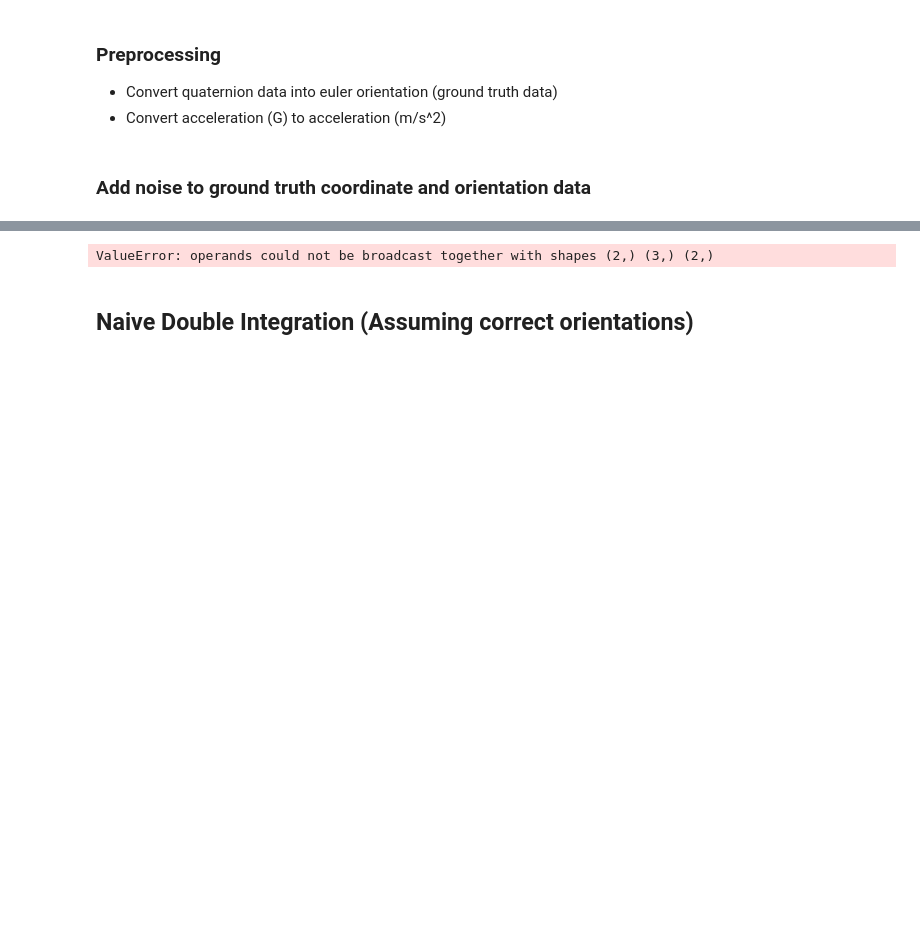
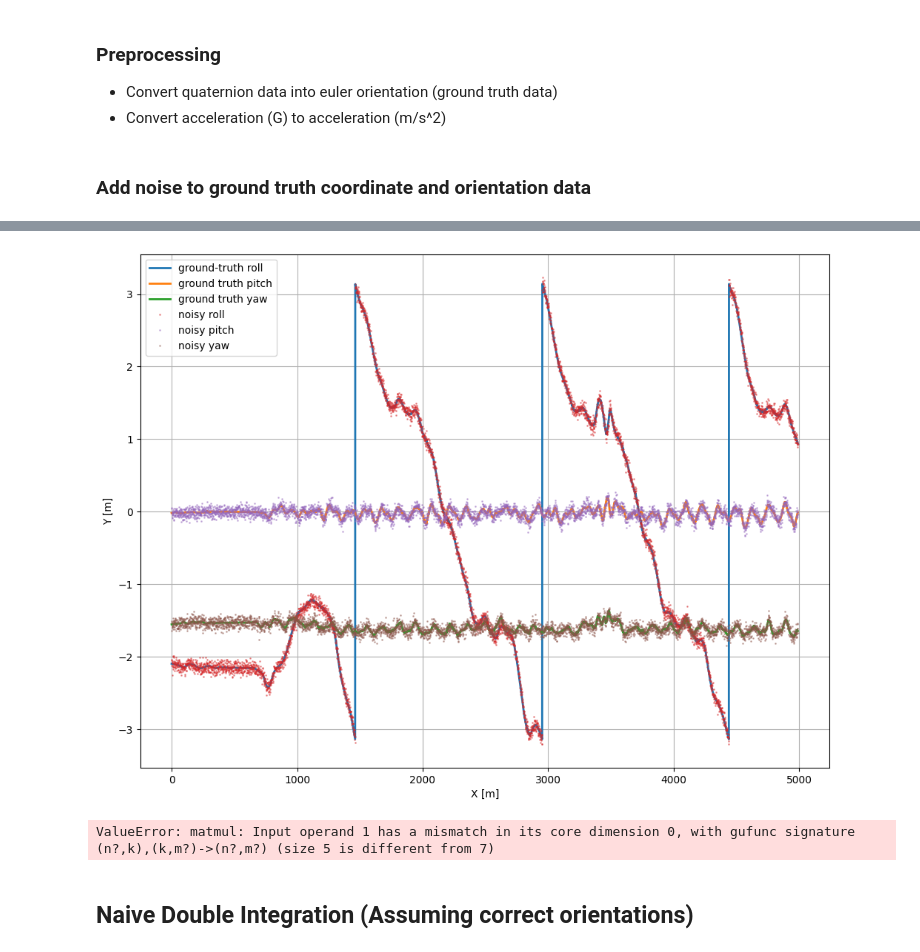
Before and after one commit to AndrewCheam/IMU_localisation, a Jupyter notebook: Oxiod/source/Baselines.ipynb, the cells around one changed output, grey strips where cells are left out. Cells and saved outputs as stored; diff of their text form; code cells hidden in the pictures; blank space fills up the shorter version.

```diff
--- a/Oxiod/source/Baselines.ipynb
+++ b/Oxiod/source/Baselines.ipynb
@@ -203,28 +204,30 @@ obs_trajectory_xy += xy_obs_noise  # add the noise to ground-truth positions
 # %%
-noise = 0.05  # standard deviation of observation noise of x and y in meter
+ori_noise_std = 0.05  # standard deviation of observation noise of x and y in meter
 N = len(sample_data)
 
-orientation_obs_noise = np.random.normal(0.0, noise, (N, 3))  # gen gaussian noise
+orientation_obs_noise = np.random.normal(0.0, ori_noise_std, (N, 3))  # gen gaussian noise
 gt_orientation = euler_orientations
 obs_orientation = euler_orientations.copy()
 
 obs_orientation += orientation_obs_noise  # add the noise to ground-truth positions
-# fig, ax = plt.subplots(1, 1, figsize=(12, 9))
+fig, ax = plt.subplots(1, 1, figsize=(12, 9))
 
-# roll, pitch, yaw = gt_orientation[:, 0], gt_orientation[:, 1], gt_orientation[:,2]
-# ax.plot(roll, lw=2, label='ground-truth roll')
-# ax.plot(pitch, lw=2, label= 'ground truth pitch')
-# ax.plot(yaw, lw=2, label= 'ground truth yaw')
+roll, pitch, yaw = gt_orientation[:, 0], gt_orientation[:, 1], gt_orientation[:,2]
+ax.plot(roll, lw=2, label='ground-truth roll')
+ax.plot(pitch, lw=2, label= 'ground truth pitch')
+ax.plot(yaw, lw=2, label= 'ground truth yaw')
 
-# roll, pitch, yaw = obs_orientation[:, 0], obs_orientation[:, 1], obs_orientation[:,2]
-# ax.plot(roll, lw=0, marker='.', markersize=2, alpha=0.4, label='noisy roll')
-# ax.plot(pitch, lw=0, marker='.', markersize=2, alpha=0.4,label= 'noisy pitch')
-# ax.plot(yaw, lw=0, marker='.', markersize=2, alpha=0.4,label= 'noisy yaw')
+roll, pitch, yaw = obs_orientation[:, 0], obs_orientation[:, 1], obs_orientation[:,2]
+ax.plot(roll, lw=0, marker='.', markersize=2, alpha=0.4, label='noisy roll')
+ax.plot(pitch, lw=0, marker='.', markersize=2, alpha=0.4,label= 'noisy pitch')
+ax.plot(yaw, lw=0, marker='.', markersize=2, alpha=0.4,label= 'noisy yaw')
 
-# ax.set_xlabel('X [m]')
-# ax.set_ylabel('Y [m]')
-# ax.legend()
-# ax.grid();
+ax.set_xlabel('X [m]')
+ax.set_ylabel('Y [m]')
+ax.legend()
+ax.grid();
+# %% [output]
+[figure, added]
 # %%
 # initial state x_0
 # State: [x position, y position, roll, pitch, yaw, velocity_x, velocity_y]; Assume velocity start at 0
@@ -295,7 +300,7 @@ for t_idx in range(1, N):
     # we can directly use them in the propagation step
 
     # Propagate!
-    kf.propagate(u, dt, Q)
+    kf.propagate(u, dt, R)
 
     # Get measurement `z = [position_x, position_y, roll, pitch, yaw]`
     z = np.array([
@@ -307,7 +312,7 @@ for t_idx in range(1, N):
     ])
 
     # Update!
-    kf.update(z, R)
+    kf.update(z, Q)
 
     # Save estimated state to analyze later
     mu_x.append(kf.x[0])
@@ -337,7 +342,7 @@ var_roll = np.array(var_roll)
 var_pitch = np.array(var_pitch)
 var_yaw = np.array(var_yaw)
 # %% [output]
-ValueError: operands could not be broadcast together with shapes (2,) (3,) (2,)
+ValueError: matmul: Input operand 1 has a mismatch in its core dimension 0, with gufunc signature (n?,k),(k,m?)->(n?,m?) (size 5 is different from 7)
 # %% [markdown]
 ## Naive Double Integration (Assuming correct orientations)
 # %%
```
Also changed, not shown: parts of 9 cells of this notebook.
